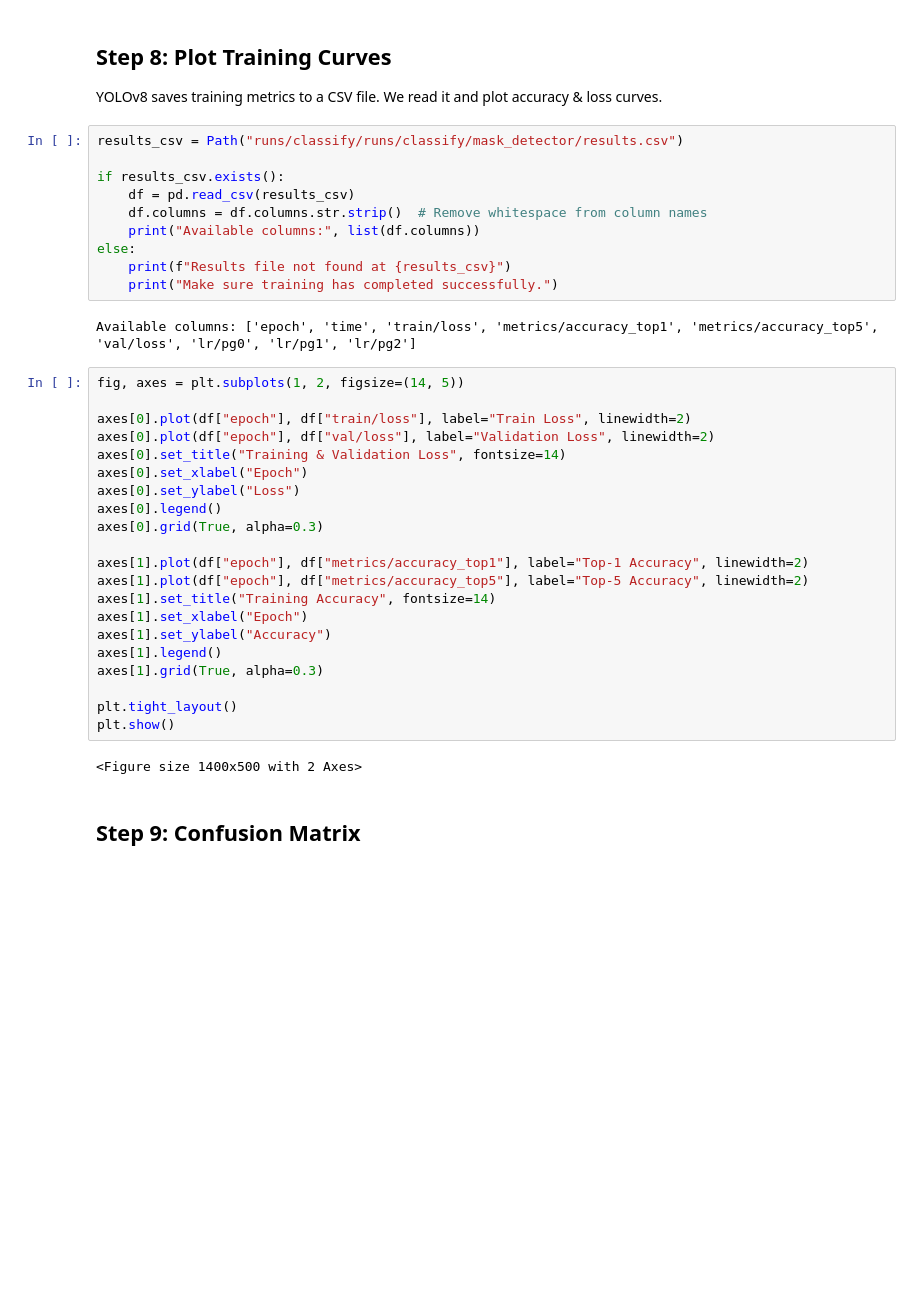
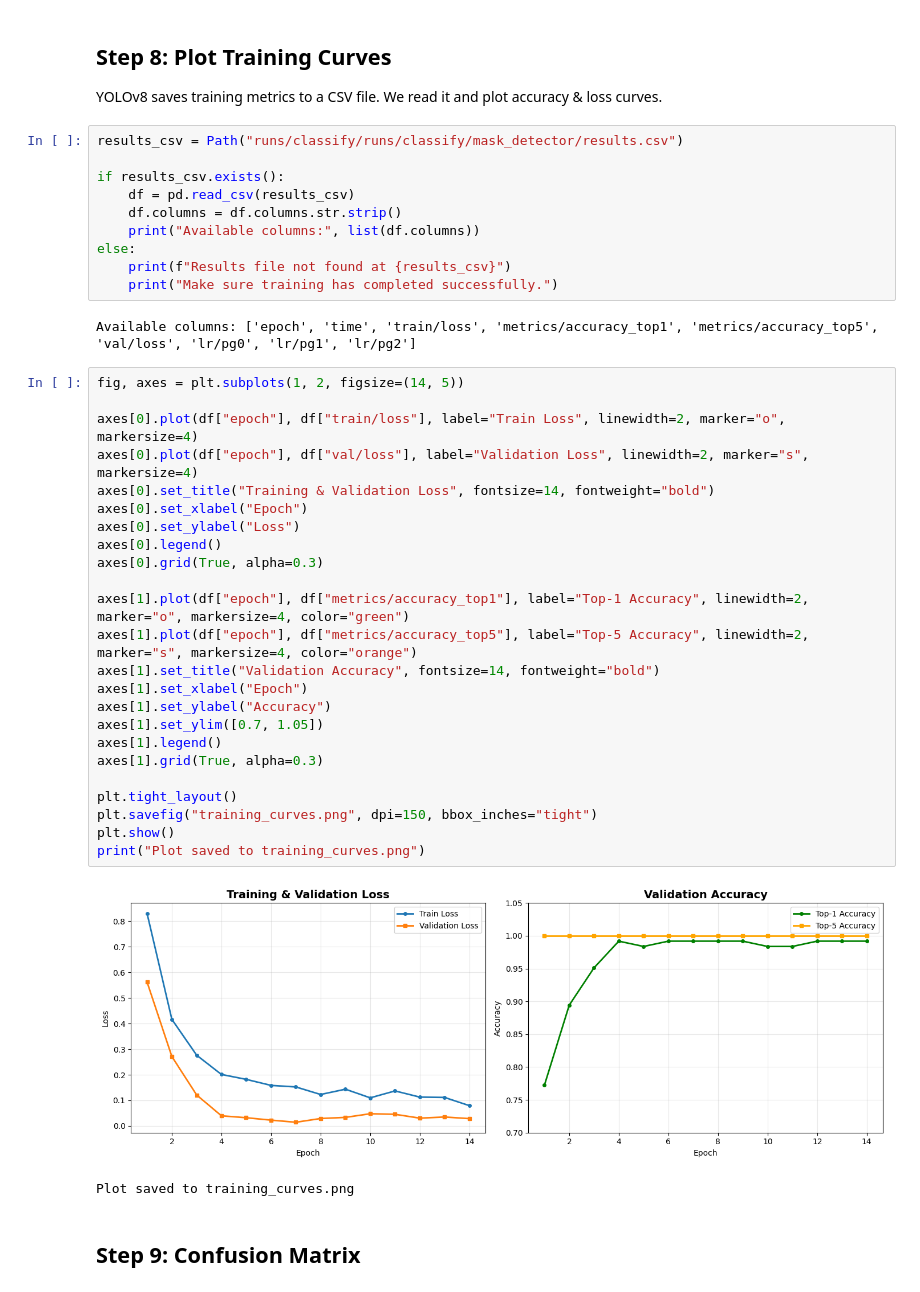
Before and after one commit to leonnmarcoo/CCDEPLRL_COM232_PROJECT, a Jupyter notebook: improved_model3.ipynb, the cells around one changed output. Cells and saved outputs as stored; diff of their text form; blank space fills up the shorter version.

```diff
--- a/improved_model3.ipynb
+++ b/improved_model3.ipynb
@@ -167,7 +165,7 @@ results_csv = Path("runs/classify/runs/classify/mask_detector/results.csv")
 
 if results_csv.exists():
     df = pd.read_csv(results_csv)
-    df.columns = df.columns.str.strip()  # Remove whitespace from column names
+    df.columns = df.columns.str.strip()
     print("Available columns:", list(df.columns))
 else:
     print(f"Results file not found at {results_csv}")
@@ -177,26 +175,30 @@ Available columns: ['epoch', 'time', 'train/loss', 'metrics/accuracy_top1', 'met
 # %%
 fig, axes = plt.subplots(1, 2, figsize=(14, 5))
 
-axes[0].plot(df["epoch"], df["train/loss"], label="Train Loss", linewidth=2)
-axes[0].plot(df["epoch"], df["val/loss"], label="Validation Loss", linewidth=2)
-axes[0].set_title("Training & Validation Loss", fontsize=14)
+axes[0].plot(df["epoch"], df["train/loss"], label="Train Loss", linewidth=2, marker="o", markersize=4)
+axes[0].plot(df["epoch"], df["val/loss"], label="Validation Loss", linewidth=2, marker="s", markersize=4)
+axes[0].set_title("Training & Validation Loss", fontsize=14, fontweight="bold")
 axes[0].set_xlabel("Epoch")
 axes[0].set_ylabel("Loss")
 axes[0].legend()
 axes[0].grid(True, alpha=0.3)
 
-axes[1].plot(df["epoch"], df["metrics/accuracy_top1"], label="Top-1 Accuracy", linewidth=2)
-axes[1].plot(df["epoch"], df["metrics/accuracy_top5"], label="Top-5 Accuracy", linewidth=2)
-axes[1].set_title("Training Accuracy", fontsize=14)
+axes[1].plot(df["epoch"], df["metrics/accuracy_top1"], label="Top-1 Accuracy", linewidth=2, marker="o", markersize=4, color="green")
+axes[1].plot(df["epoch"], df["metrics/accuracy_top5"], label="Top-5 Accuracy", linewidth=2, marker="s", markersize=4, color="orange")
+axes[1].set_title("Validation Accuracy", fontsize=14, fontweight="bold")
 axes[1].set_xlabel("Epoch")
 axes[1].set_ylabel("Accuracy")
+axes[1].set_ylim([0.7, 1.05])
 axes[1].legend()
 axes[1].grid(True, alpha=0.3)
 
 plt.tight_layout()
+plt.savefig("training_curves.png", dpi=150, bbox_inches="tight")
 plt.show()
+print("Plot saved to training_curves.png")
 # %% [output]
+[figure, added]
-<Figure size 1400x500 with 2 Axes>
+Plot saved to training_curves.png
 # %% [markdown]
 ## **Step 9: Confusion Matrix**
 # %%
```
Also changed, not shown: parts of 8 cells of this notebook, 22 other files.
